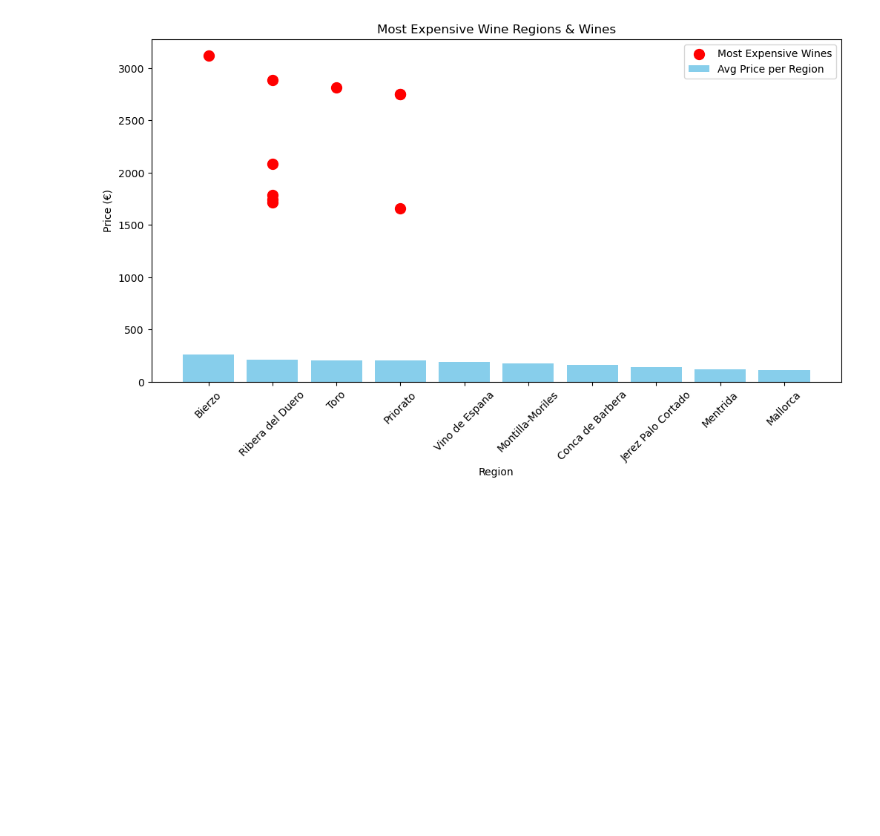
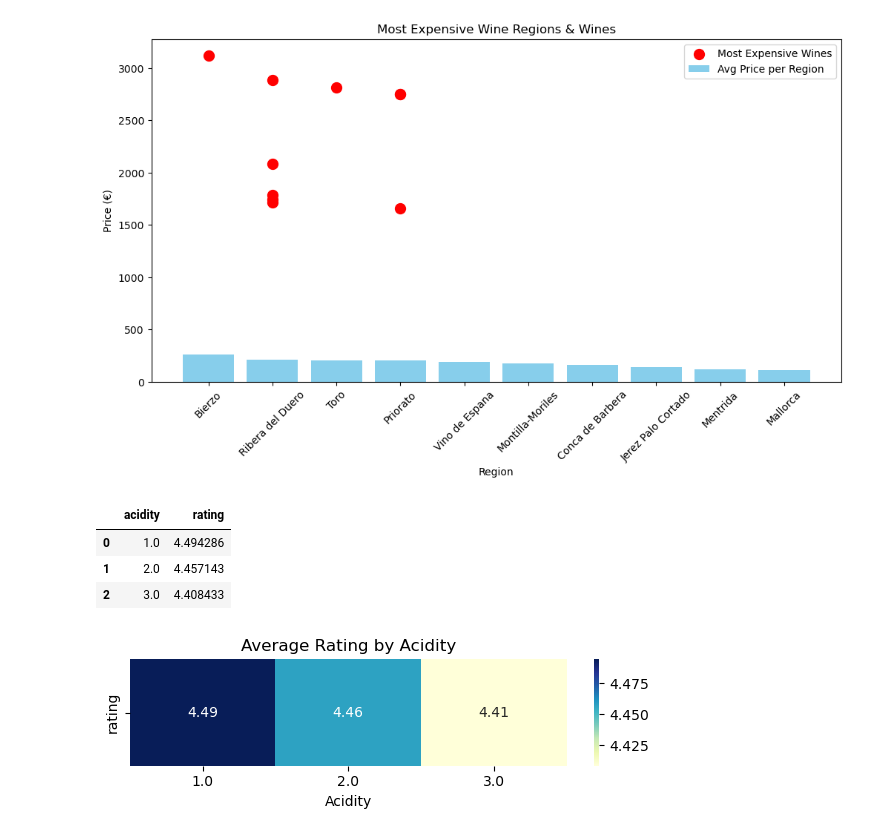
Before and after one commit to helinozge/Wine-preferences, a Jupyter notebook: Wine-quality Testing/winequality-test.ipynb, the cells around one changed output. Cells and saved outputs as stored; diff of their text form; code cells hidden in the pictures; blank space fills up the shorter version.

```diff
--- a/Wine-quality Testing/winequality-test.ipynb
+++ b/Wine-quality Testing/winequality-test.ipynb
@@ -467,3 +466,29 @@ plt.legend()
 plt.show()
 # %% [output]
 [figure]
+# %%
+avg_rating = df_cleaned.groupby(['acidity'])['rating'].mean().reset_index()
+avg_rating
+# %% [output]
+|  | acidity | rating |
+| 0 | 1.0 | 4.494286 |
+| 1 | 2.0 | 4.457143 |
+| 2 | 3.0 | 4.408433 |
+# %%
+avg_rating = df_cleaned.groupby(['acidity'])['rating'].mean().reset_index()
+avg_rating
+
+heatmap_acidity = avg_rating.set_index('acidity')
+
+# Transpose so 'rating' becomes the column label (optional, for 1-row heatmap)
+heatmap_acidity = heatmap_acidity.T
+
+plt.figure(figsize=(6, 2))
+sns.heatmap(heatmap_acidity, annot=True, fmt='.2f', cmap='YlGnBu')
+plt.title("Average Rating by Acidity")
+plt.xlabel("Acidity")
+plt.ylabel("")
+plt.tight_layout()
+plt.show()
+# %% [output]
+[figure, added]
```
Also changed, not shown: parts of 5 cells of this notebook, 2 other files.
